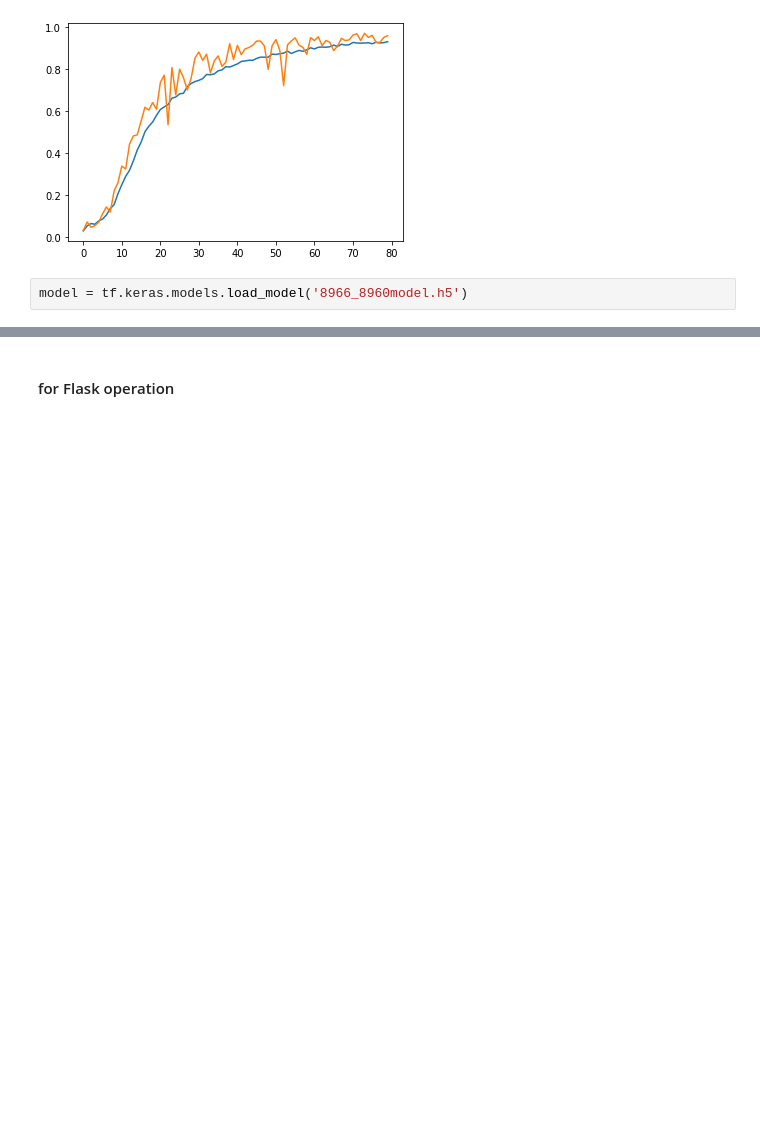
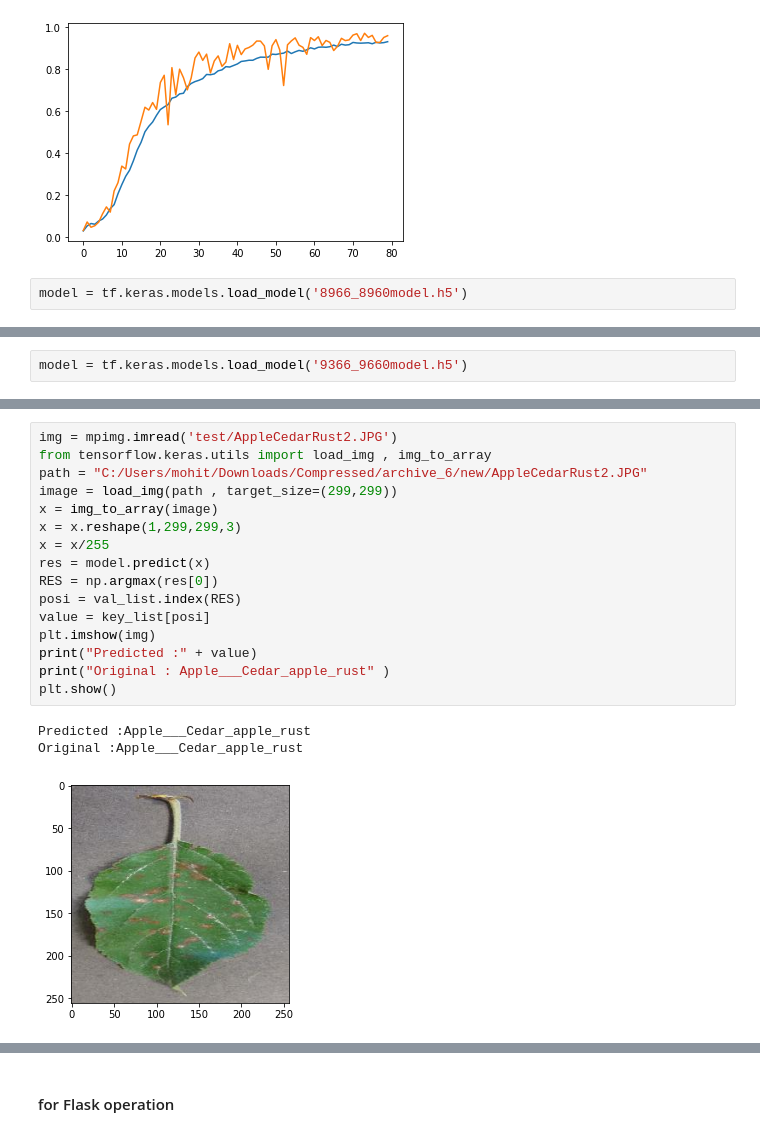
Before and after one commit to Mohit352-bit/Machine-Learning, a Jupyter notebook: Neural Network/Crop Disease Prediction.ipynb, the cells around one changed output, grey strips where cells are left out. Cells and saved outputs as stored; diff of their text form; blank space fills up the shorter version.

```diff
--- a/Neural Network/Crop Disease Prediction.ipynb
+++ b/Neural Network/Crop Disease Prediction.ipynb
@@ -167,0 +181,2 @@ evalu = model.evaluate(val_data_gen)
+# %%
+model = tf.keras.models.load_model('9366_9660model.h5')
@@ -168,3 +187,23 @@ evalu = model.evaluate(val_data_gen)
+# %%
+img = mpimg.imread('test/AppleCedarRust2.JPG')
+from tensorflow.keras.utils import load_img , img_to_array
+path = "C:/Users/mohit/Downloads/Compressed/archive_6/new/AppleCedarRust2.JPG"
+image = load_img(path , target_size=(299,299))
+x = img_to_array(image)
+x = x.reshape(1,299,299,3)
+x = x/255
+res = model.predict(x)
+RES = np.argmax(res[0])
+posi = val_list.index(RES)
+value = key_list[posi]
+plt.imshow(img)
+print("Predicted :" + value)
+print("Original : Apple___Cedar_apple_rust" )
+plt.show()
+# %% [output]
+Predicted :Apple___Cedar_apple_rust
+Original :Apple___Cedar_apple_rust
+[figure, added]
 # %%
 from tensorflow.keras.utils import load_img , img_to_array
 uploading_file = os.listdir('test')
```
Also changed, not shown: parts of 9 cells of this notebook.
